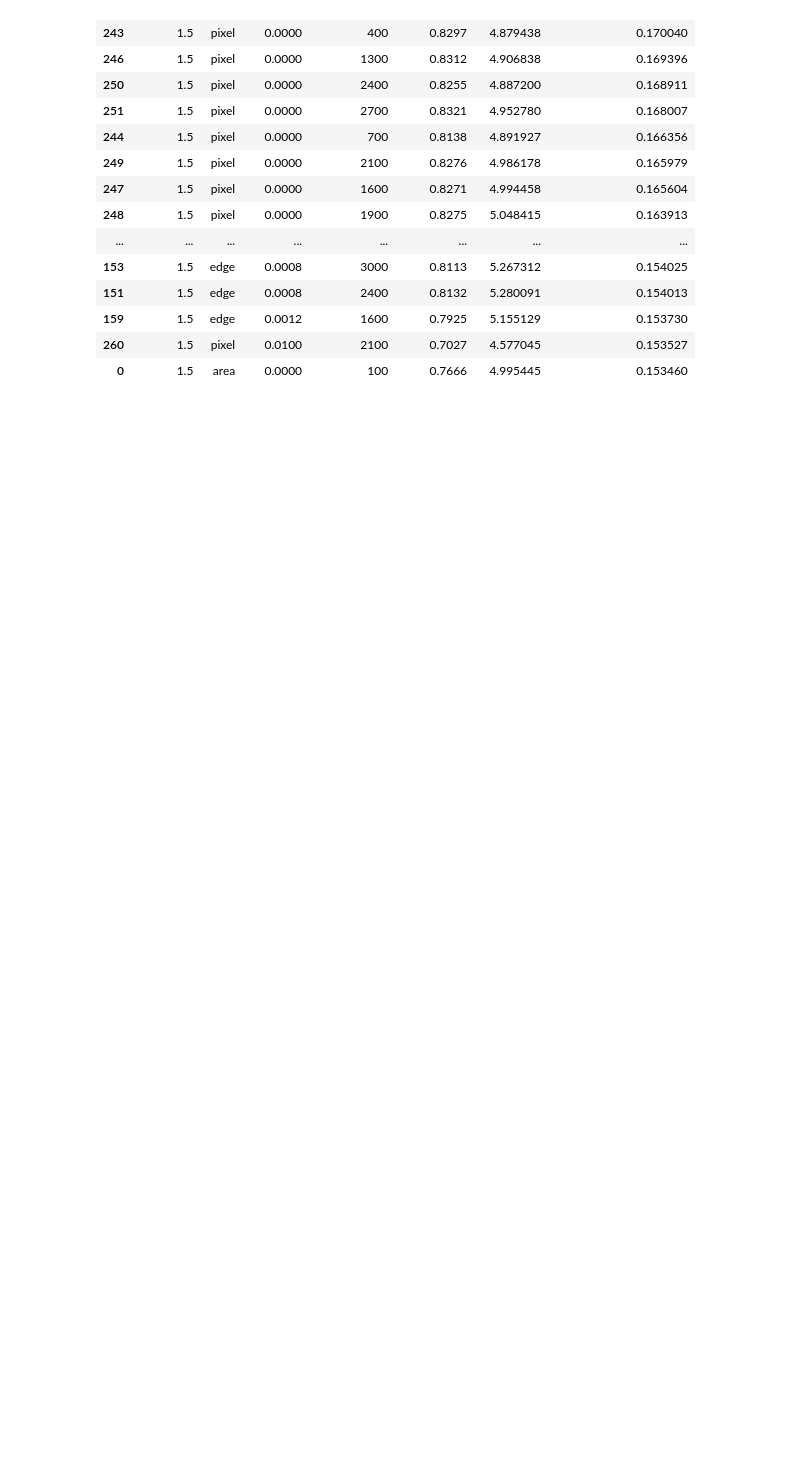
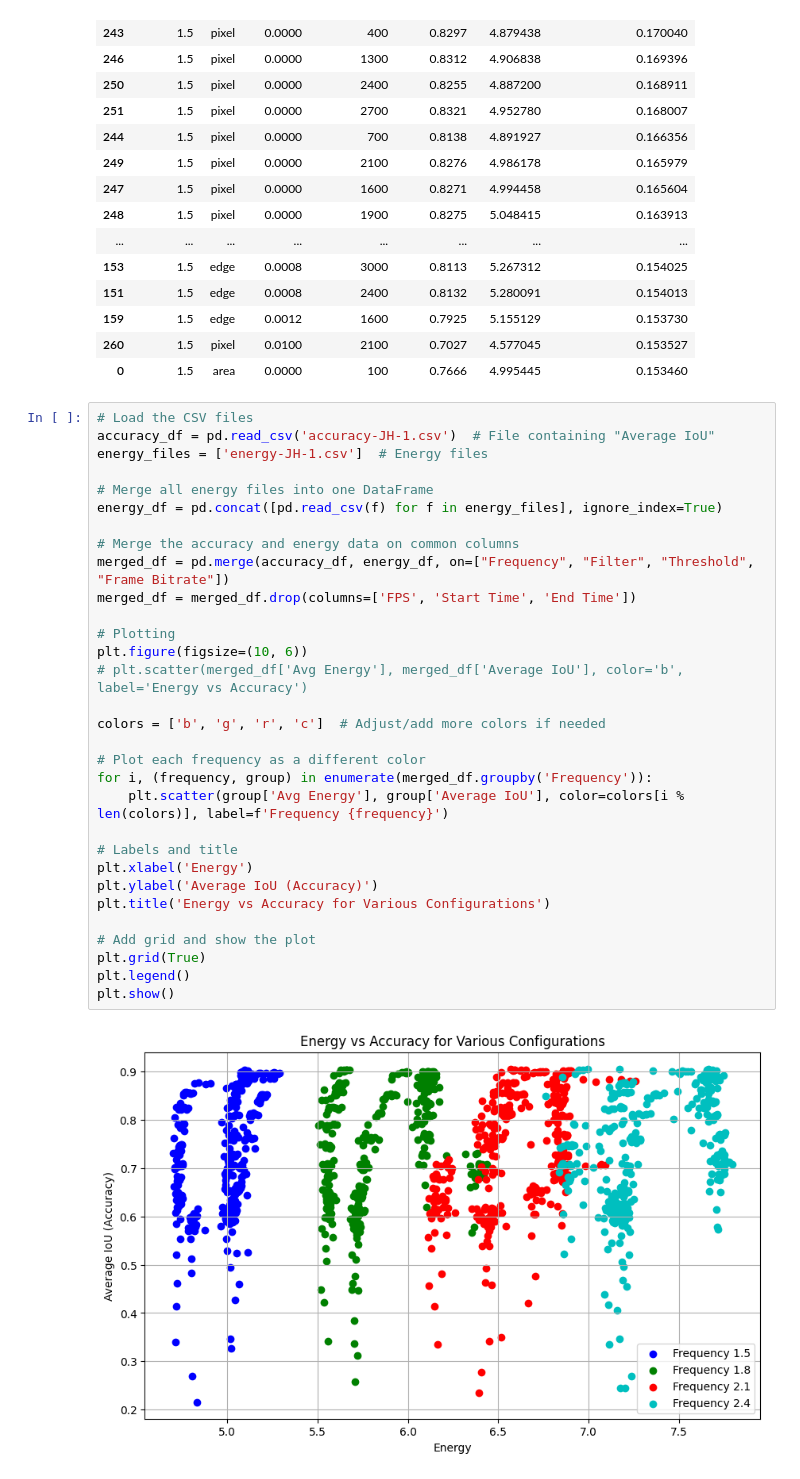
Before and after one commit to bencivjan/ecolens, a Jupyter notebook: viz/viz.ipynb, the cells around one changed output. Saved outputs shown, nothing was run; the diff lists cells and outputs as text; blank space fills up the shorter version.

```diff
--- a/viz/viz.ipynb
+++ b/viz/viz.ipynb
@@ -76,3 +76,36 @@ Top 60 Configurations by Accuracy/Energy Ratio:
 | 159 | 1.5 | edge | 0.0012 | 1600 | 0.7925 | 5.155129 | 0.153730 |
 | 260 | 1.5 | pixel | 0.0100 | 2100 | 0.7027 | 4.577045 | 0.153527 |
 | 0 | 1.5 | area | 0.0000 | 100 | 0.7666 | 4.995445 | 0.153460 |
+# %%
+# Load the CSV files
+accuracy_df = pd.read_csv('accuracy-JH-1.csv')  # File containing "Average IoU"
+energy_files = ['energy-JH-1.csv']  # Energy files
+
+# Merge all energy files into one DataFrame
+energy_df = pd.concat([pd.read_csv(f) for f in energy_files], ignore_index=True)
+
+# Merge the accuracy and energy data on common columns
+merged_df = pd.merge(accuracy_df, energy_df, on=["Frequency", "Filter", "Threshold", "Frame Bitrate"])
+merged_df = merged_df.drop(columns=['FPS', 'Start Time', 'End Time'])
+
+# Plotting
+plt.figure(figsize=(10, 6))
+# plt.scatter(merged_df['Avg Energy'], merged_df['Average IoU'], color='b', label='Energy vs Accuracy')
+
+colors = ['b', 'g', 'r', 'c']  # Adjust/add more colors if needed
+
+# Plot each frequency as a different color
+for i, (frequency, group) in enumerate(merged_df.groupby('Frequency')):
+    plt.scatter(group['Avg Energy'], group['Average IoU'], color=colors[i % len(colors)], label=f'Frequency {frequency}')
+
+# Labels and title
+plt.xlabel('Energy')
+plt.ylabel('Average IoU (Accuracy)')
+plt.title('Energy vs Accuracy for Various Configurations')
+
+# Add grid and show the plot
+plt.grid(True)
+plt.legend()
+plt.show()
+# %% [output]
+[figure, added]
```
Also changed, not shown: parts of 3 cells of this notebook, 2 other files.
